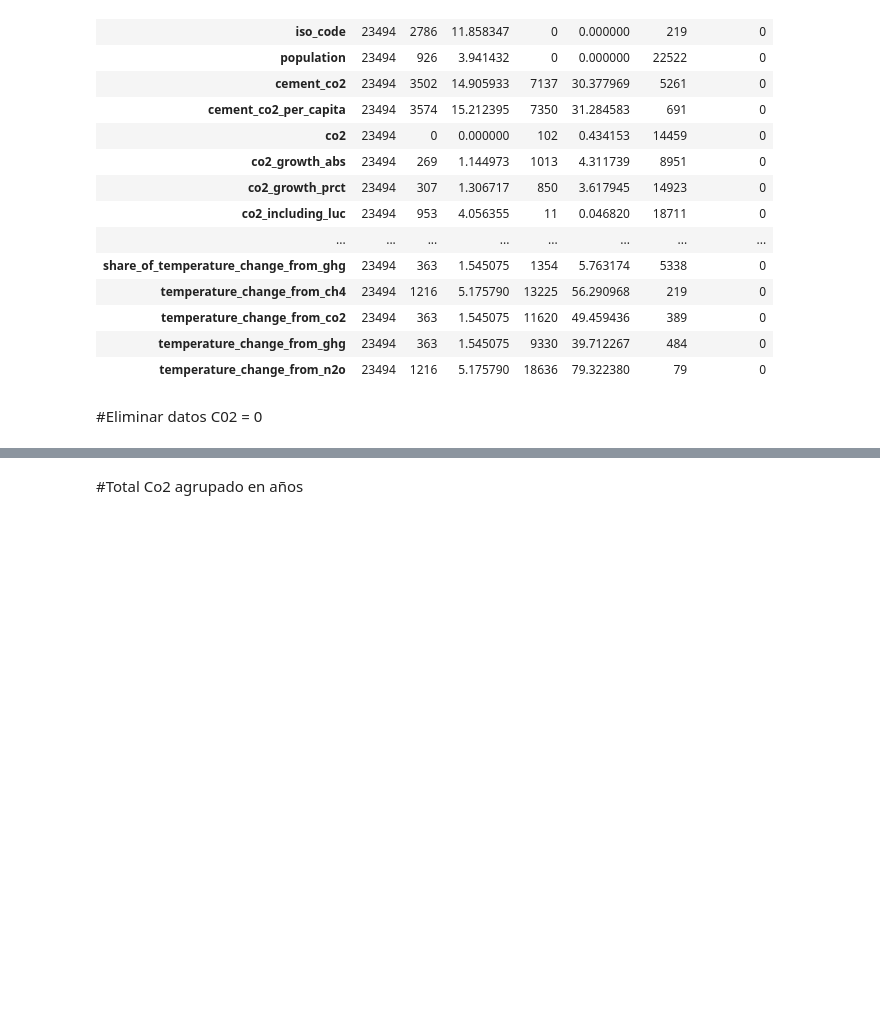
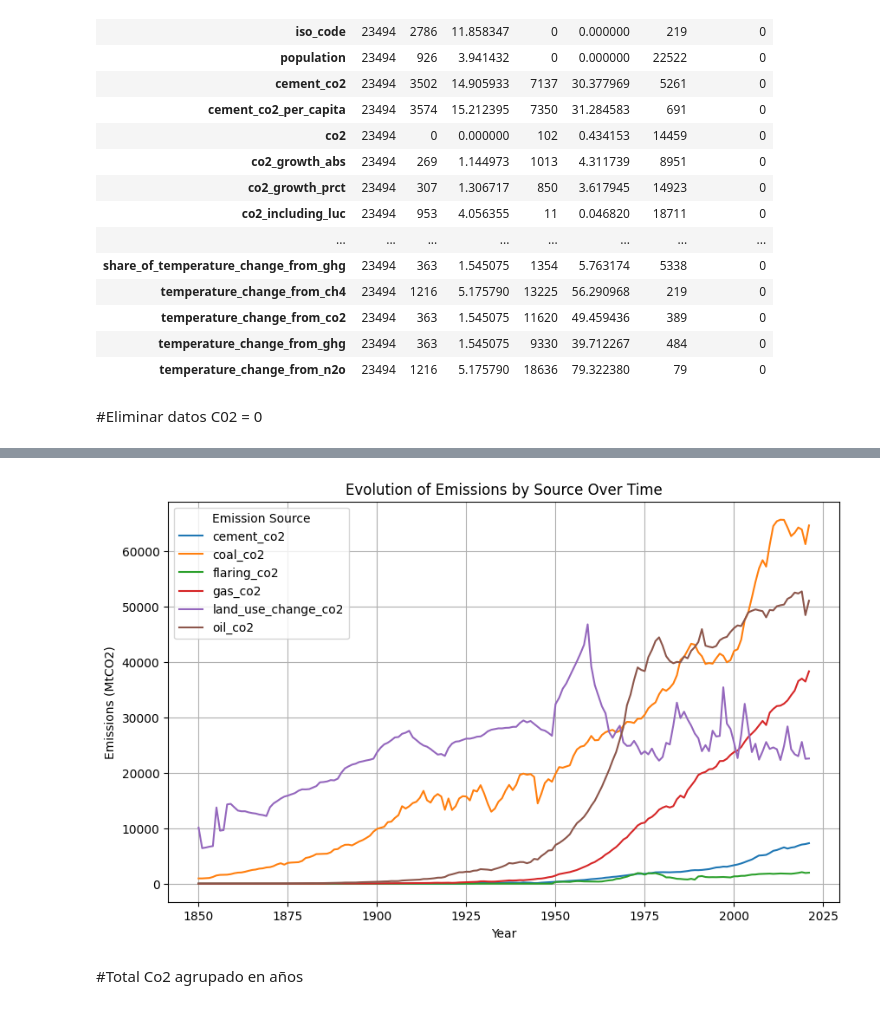
Before and after one commit to Sergio0602/Project-2--EDA, a Jupyter notebook: co2EDA.ipynb, the cells around one changed output, grey strips where cells are left out. Cells and saved outputs as stored; diff of their text form; code cells hidden in the pictures; blank space fills up the shorter version.

```diff
--- a/co2EDA.ipynb
+++ b/co2EDA.ipynb
@@ -91,0 +135,15 @@ print(co2_zeros)
+# %%
+df_it2 = df[[ "year","cement_co2", "coal_co2","flaring_co2", "gas_co2","land_use_change_co2", "oil_co2"]].copy()
+
+info2 = pd.DataFrame({
+    "Count": [df_it2.shape[0]] * len(df_it2.columns),
+    "Null": df_it2.isnull().sum(),
+    "Null %": df_it2.isnull().mean() * 100,
+    "Zeros": (df_it2 == 0).sum(),
+    "Zeros %": (df_it2 == 0).mean() * 100,
+    "Unique": df_it2.nunique(),
+    "Duplicated": [df_it2.duplicated().sum()] * len(df_it2.columns),
+    "Under Zeros": (df_it2 < 0).sum()
+}, index=df_it2.columns)
+
+print(info2)
@@ -92,2 +168,18 @@ print(co2_zeros)
+# %%
+df_it2_grouped = df_it2.groupby("year").sum().reset_index()
+
+plt.figure(figsize=(10, 6))
+
+for column in df_it2_grouped.columns[1:]:
+    plt.plot(df_it2_grouped["year"], df_it2_grouped[column], label=column)
+
+plt.xlabel("Year")
+plt.ylabel("Emissions (MtCO2)")
+plt.title("Evolution of Emissions by Source Over Time")
+plt.legend(title="Emission Source")
+plt.grid(True)
+plt.show()
+# %% [output]
+[figure, added]
 # %% [markdown]
 #Total Co2 agrupado en años
```
Also changed, not shown: parts of 13 cells of this notebook, 3 other files.
